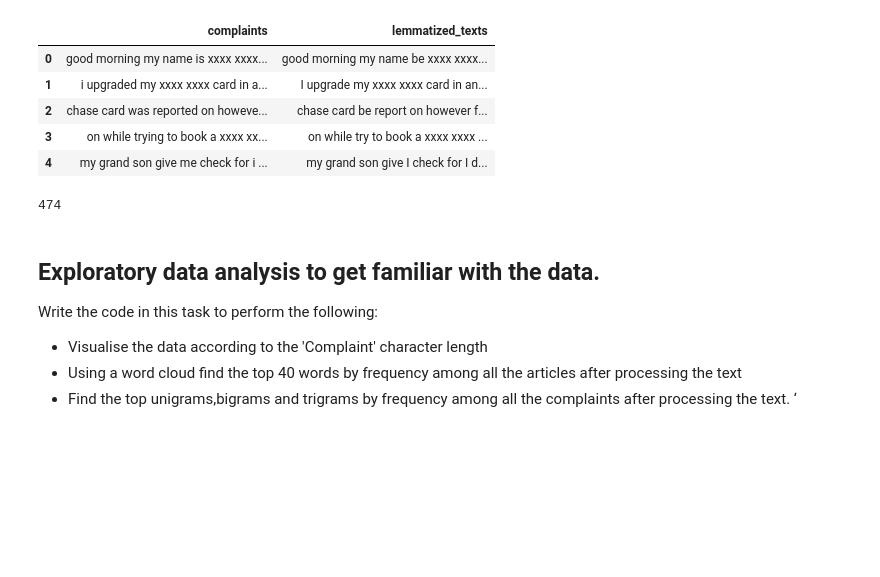
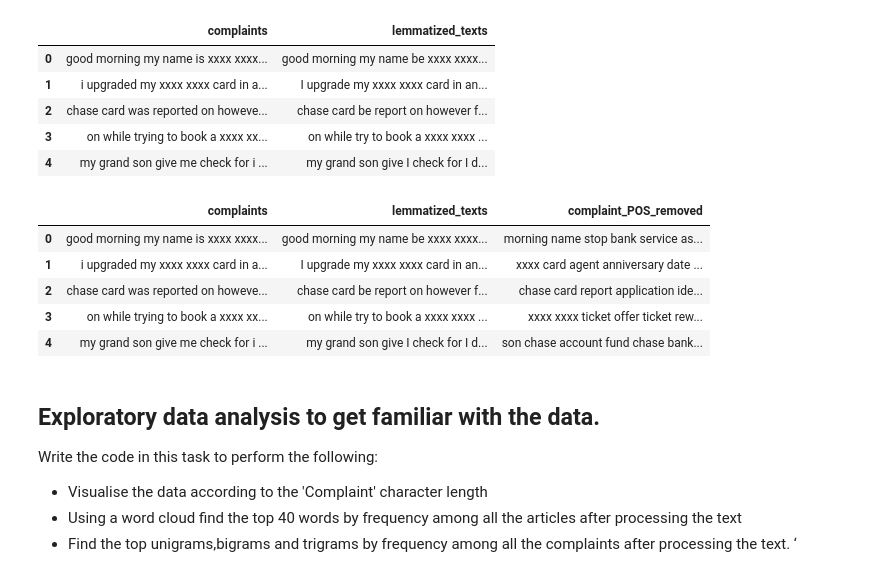
Before and after one commit to Ashish0898/Automatic-Ticket-Classification, a Jupyter notebook: Automatic_Ticket_Classification_Assignment.ipynb, the cells around one changed output. Cells and saved outputs as stored; diff of their text form; code cells hidden in the pictures; blank space fills up the shorter version.

```diff
--- a/Automatic_Ticket_Classification_Assignment.ipynb
+++ b/Automatic_Ticket_Classification_Assignment.ipynb
@@ -398,7 +350,0 @@ for i in range(len(df_clean['lemmatized_texts'])):
-# %%
-len(complaint_POS_removed_list[100])
-#abcd = pd.DataFrame(complaint_POS_removed_list, columns=['complaint_POS_removed'])
-#abcd.head()
-#pos_tag(df_clean['lemmatized_texts'][15])
-# %% [output]
-474
@@ -413,3 +365,12 @@ complaint_POS_removed
+# %%
+df_clean.head()
+# %% [output]
+|  | complaints | lemmatized_texts | complaint_POS_removed |
+| 0 | good morning my name is xxxx xxxx... | good morning my name be xxxx xxxx... | morning name stop bank service as... |
+| 1 | i upgraded my xxxx xxxx card in a... | I upgrade my xxxx xxxx card in an... | xxxx card agent anniversary date ... |
+| 2 | chase card was reported on howeve... | chase card be report on however f... | chase card report application ide... |
+| 3 | on while trying to book a xxxx xx... | on while try to book a xxxx xxxx ... | xxxx xxxx ticket offer ticket rew... |
+| 4 | my grand son give me check for i ... | my grand son give I check for I d... | son chase account fund chase bank... |
 # %% [markdown]
 ## Exploratory data analysis to get familiar with the data.
 
```
Also changed, not shown: parts of 18 cells of this notebook.
